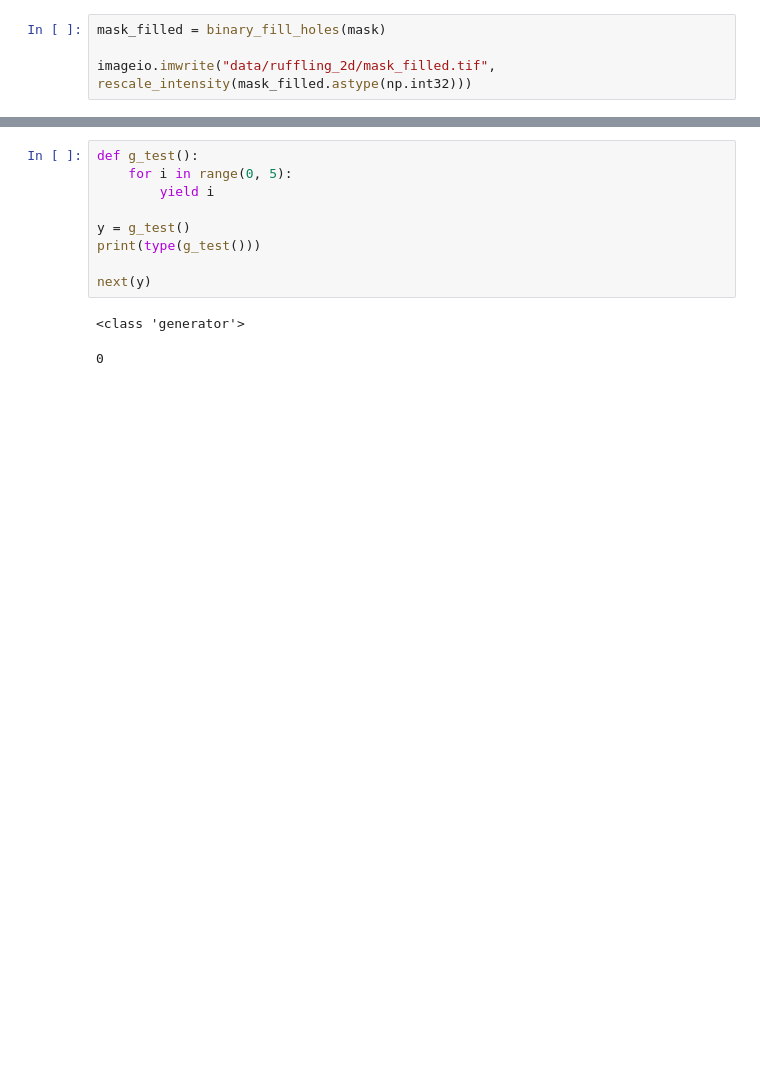
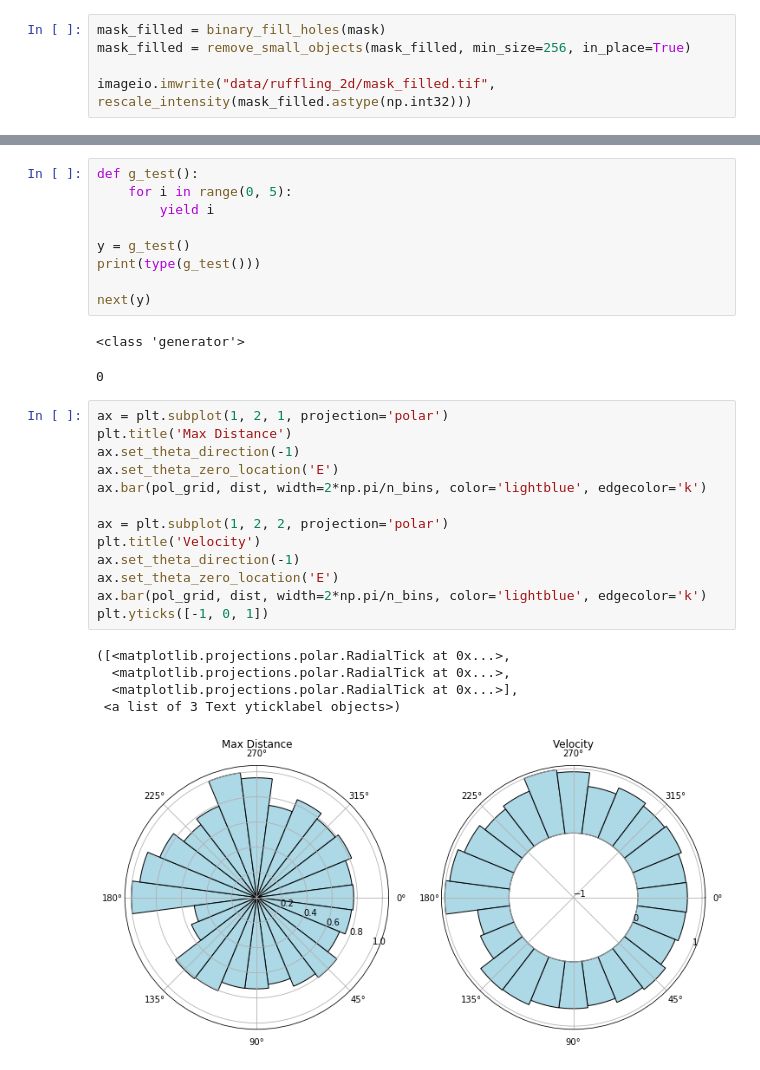
Before and after one commit to y3nr1ng/utoolbox-core, a Jupyter notebook: ruffling_2d.ipynb, the cells around one changed output, grey strips where cells are left out. Saved outputs shown, nothing was run; the diff lists cells and outputs as text; blank space fills up the shorter version.

```diff
--- a/ruffling_2d.ipynb
+++ b/ruffling_2d.ipynb
@@ -61,6 +62,7 @@ imageio.imwrite("data/ruffling_2d/mask.tif", rescale_intensity(mask.astype(np.in
 Filled the holes in the mask.
 # %%
 mask_filled = binary_fill_holes(mask)
+mask_filled = remove_small_objects(mask_filled, min_size=256, in_place=True)
 
 imageio.imwrite("data/ruffling_2d/mask_filled.tif", rescale_intensity(mask_filled.astype(np.int32)))
 # %% [markdown]
@@ -126,3 +128,22 @@ next(y)
 # %% [output]
 <class 'generator'>
 0
+# %%
+ax = plt.subplot(1, 2, 1, projection='polar')
+plt.title('Max Distance')
+ax.set_theta_direction(-1)
+ax.set_theta_zero_location('E')
+ax.bar(pol_grid, dist, width=2*np.pi/n_bins, color='lightblue', edgecolor='k')
+
+ax = plt.subplot(1, 2, 2, projection='polar')
+plt.title('Velocity')
+ax.set_theta_direction(-1)
+ax.set_theta_zero_location('E')
+ax.bar(pol_grid, dist, width=2*np.pi/n_bins, color='lightblue', edgecolor='k')
+plt.yticks([-1, 0, 1])
+# %% [output]
+([<matplotlib.projections.polar.RadialTick at 0x...>,
+  <matplotlib.projections.polar.RadialTick at 0x...>,
+  <matplotlib.projections.polar.RadialTick at 0x...>],
+ <a list of 3 Text yticklabel objects>)
+[figure, added]
```
Also changed, not shown: parts of 1 cell of this notebook, 5 other files.
